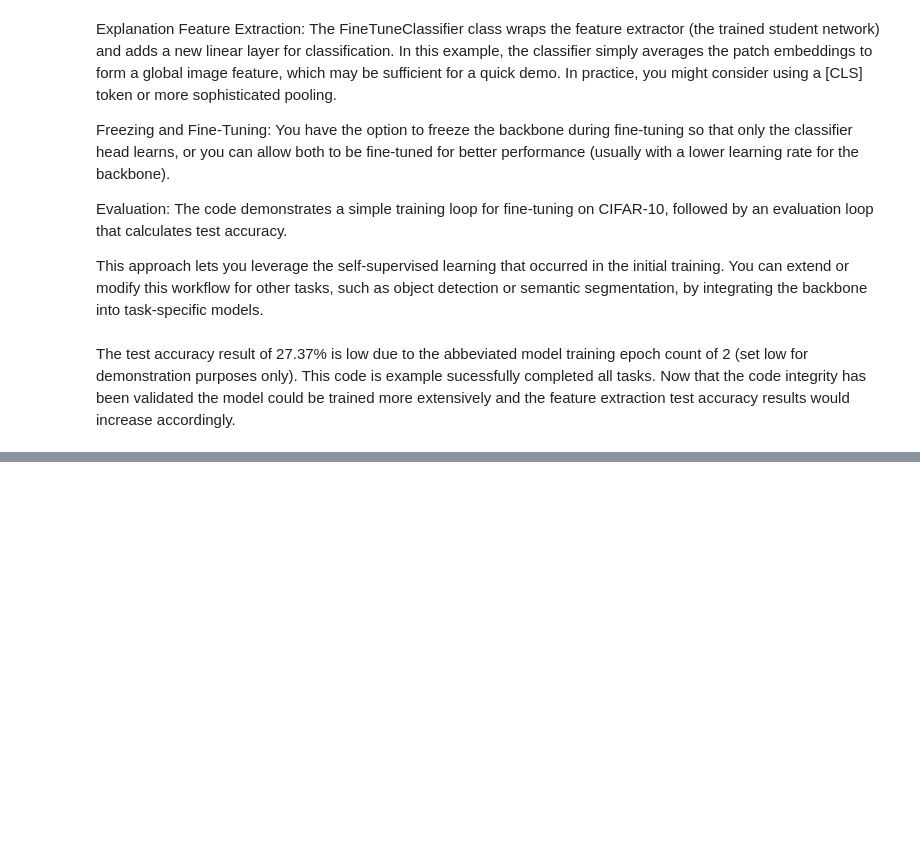
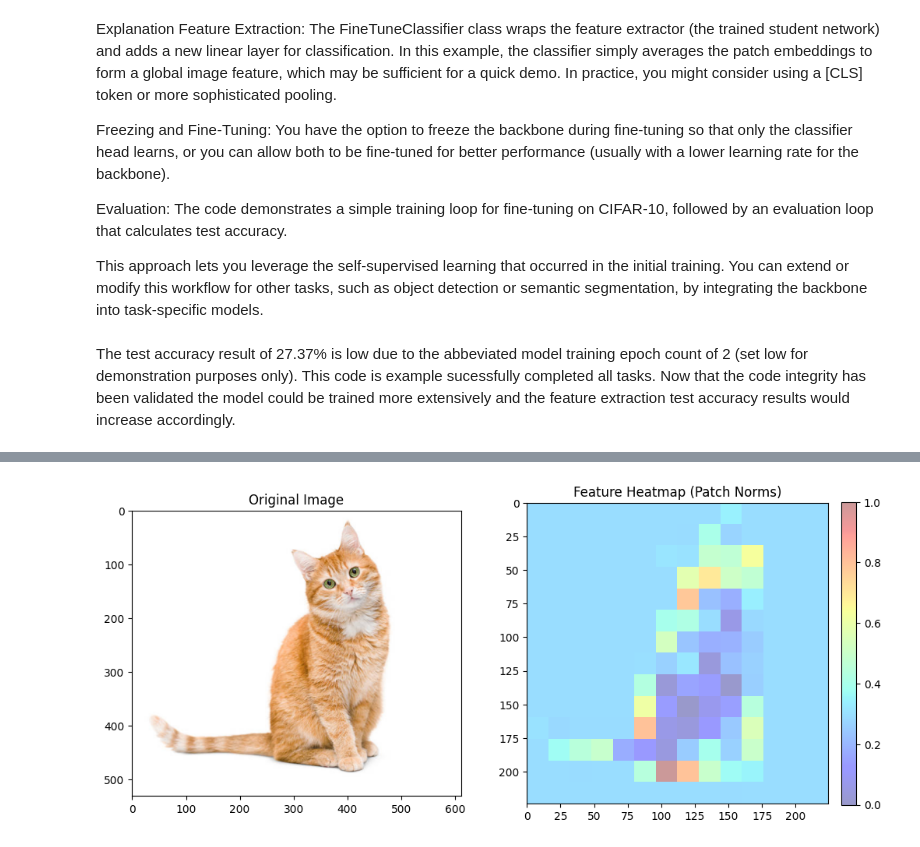
Before and after one commit to Laere11/machine_learning, a Jupyter notebook: I_JEPA_lightweight.ipynb, the cells around one changed output, grey strips where cells are left out. Cells and saved outputs as stored; diff of their text form; code cells hidden in the pictures; blank space fills up the shorter version.

```diff
--- a/I_JEPA_lightweight.ipynb
+++ b/I_JEPA_lightweight.ipynb
@@ -343,0 +479,60 @@ The test accuracy result of 27.37% is low due to the abbeviated model training e
+# %%
+import torch
+import torchvision.transforms as transforms
+import matplotlib.pyplot as plt
+from PIL import Image
+import numpy as np
+
+# Make sure 'device' is defined
+device = torch.device("cuda" if torch.cuda.is_available() else "cpu")
+
+# Load your trained model
+model = SimpleIJEPAModel().to(device)
+model.load_state_dict(torch.load("/content/best_model_checkpoint.pth", map_location=device))
+model.eval()
+
+# Path to a sample image (update the path if needed)
+sample_image_path = '/content/cat.jpg'  # Ensure you have an image here
+
+# Define the transform (same as training)
+transform = transforms.Compose([
+    transforms.Resize((224, 224)),
+    transforms.ToTensor(),
+    transforms.Normalize(mean=[0.485, 0.456, 0.406],
+                         std=[0.229, 0.224, 0.225])
+])
+
+# Load and transform the image
+img = Image.open(sample_image_path).convert('RGB')
+img_tensor = transform(img).unsqueeze(0).to(device)  # shape: (1, 3, 224, 224)
+
+# Pass the image through the student's patch embedding
+with torch.no_grad():
+    patch_embeddings = model.student.patch_embed(img_tensor)  # shape: (1, num_patches, embed_dim)
+
+# Compute the L2 norm of each patch embedding to get a measure of activation
+patch_norms = torch.norm(patch_embeddings, dim=-1)  # shape: (1, num_patches)
+patch_norms = patch_norms.squeeze(0).cpu().numpy()     # shape: (num_patches,)
+
+# For vit_tiny_patch16_224, the input size 224 with patch size 16 gives a grid of 14x14 patches.
+grid_size = 224 // 16
+patch_map = patch_norms.reshape(grid_size, grid_size)
+
+# Normalize patch map to range [0, 1] for visualization
+patch_map = (patch_map - patch_map.min()) / (patch_map.max() - patch_map.min())
+
+# Plot the original image and overlay the heatmap
+plt.figure(figsize=(12, 6))
+plt.subplot(1, 2, 1)
+plt.imshow(img)
+plt.title("Original Image")
+
+plt.subplot(1, 2, 2)
+plt.imshow(img, alpha=0.6)
+# Overlay heatmap; 'extent' aligns the heatmap with image dimensions (0 to 224)
+heatmap = plt.imshow(patch_map, cmap='jet', alpha=0.4, extent=(0, 224, 224, 0))
+plt.title("Feature Heatmap (Patch Norms)")
+plt.colorbar(heatmap, fraction=0.046, pad=0.04)
+plt.show()
+# %% [output]
+[figure, added]
```
Also changed, not shown: parts of 7 cells of this notebook.
